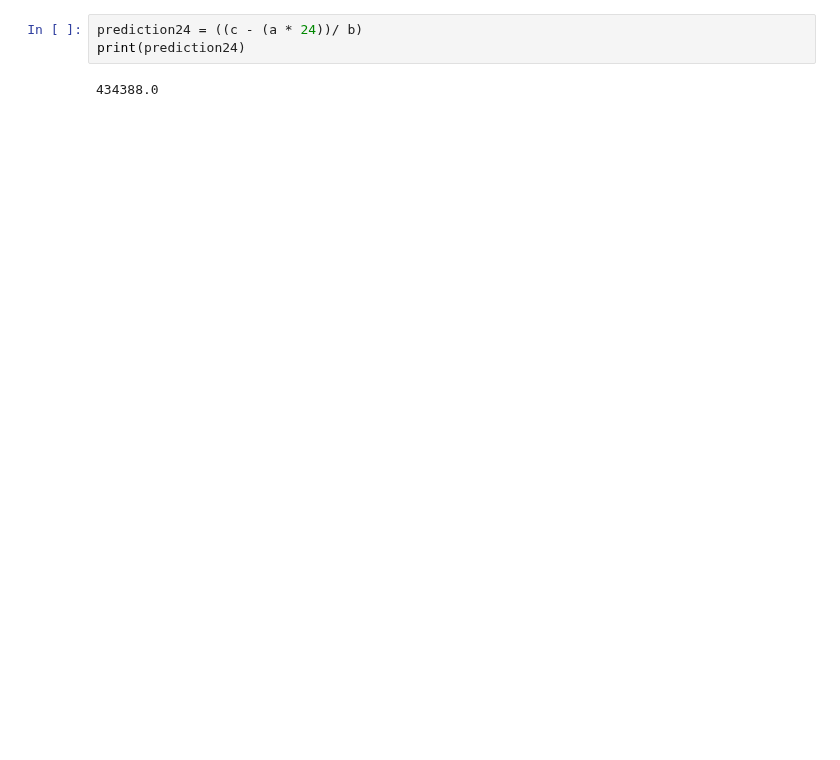
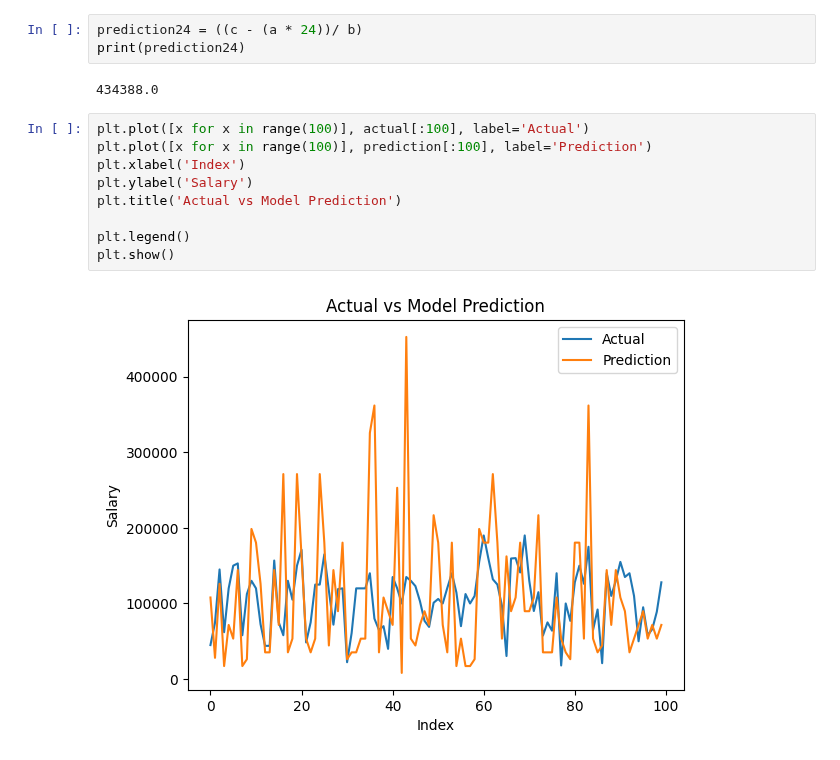
Before and after one commit to shaanCh/Data_Science-Machine_Learning, a Jupyter notebook: Machine Learning/Linear Regression/SalariesSimpleOGmodel.ipynb, the cells around one changed output. Drawn from its saved outputs; the diff is of its cells as text; blank space fills up the shorter version.

```diff
--- a/Machine Learning/Linear Regression/SalariesSimpleOGmodel.ipynb
+++ b/Machine Learning/Linear Regression/SalariesSimpleOGmodel.ipynb
@@ -132,3 +134,14 @@ prediction24 = ((c - (a * 24))/ b)
 print(prediction24)
 # %% [output]
 434388.0
+# %%
+plt.plot([x for x in range(100)], actual[:100], label='Actual')
+plt.plot([x for x in range(100)], prediction[:100], label='Prediction')
+plt.xlabel('Index')
+plt.ylabel('Salary')
+plt.title('Actual vs Model Prediction')
+
+plt.legend()
+plt.show()
+# %% [output]
+[figure, added]
```
Also changed, not shown: parts of 11 cells of this notebook.
